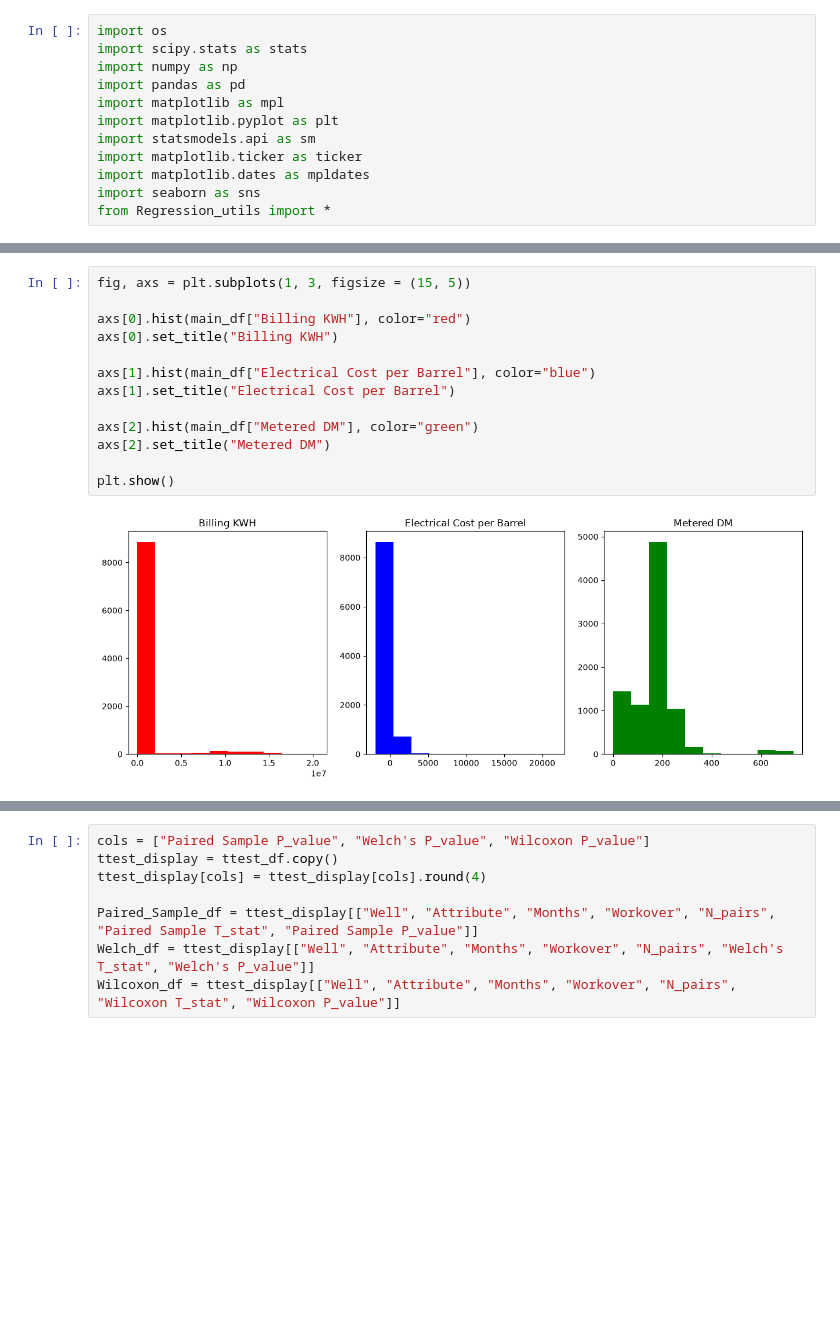
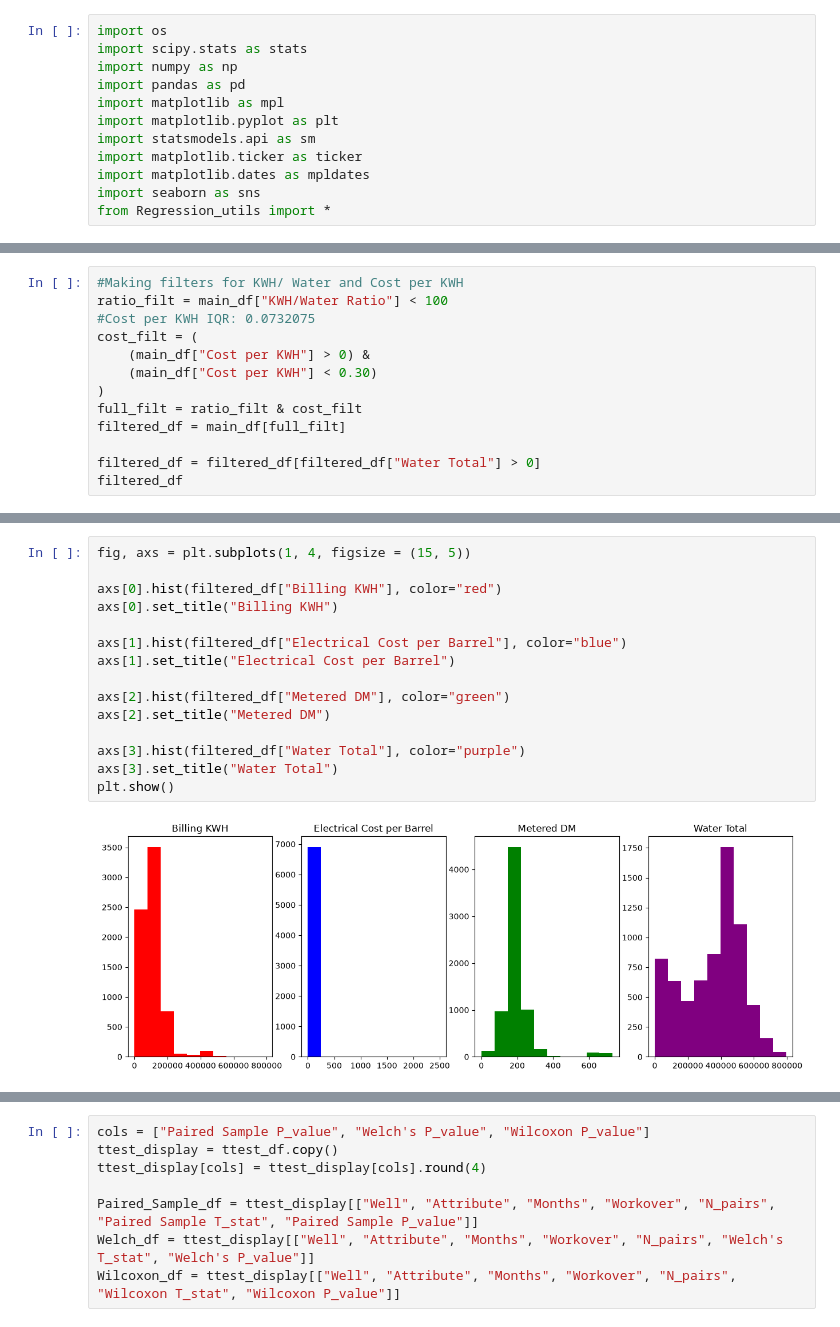
Before and after one commit to L0GN82/Paired-Sample-T-test, a Jupyter notebook: Electrical_Cost_per_Barrel_Paired_Ttest.ipynb, the cells around one changed output, grey strips where cells are left out. Cells and saved outputs as stored; diff of their text form; blank space fills up the shorter version.

```diff
--- a/Electrical_Cost_per_Barrel_Paired_Ttest.ipynb
+++ b/Electrical_Cost_per_Barrel_Paired_Ttest.ipynb
@@ -120,0 +121,13 @@ main_df[["Billing KWH", "Electrical Cost per Barrel", "Metered DM"]].describe()
+# %%
+#Making filters for KWH/ Water and Cost per KWH
+ratio_filt = main_df["KWH/Water Ratio"] < 100
+#Cost per KWH IQR: 0.0732075
+cost_filt = (
+    (main_df["Cost per KWH"] > 0) &
+    (main_df["Cost per KWH"] < 0.30)
+)
+full_filt = ratio_filt & cost_filt
+filtered_df = main_df[full_filt]
+
+filtered_df = filtered_df[filtered_df["Water Total"] > 0]
+filtered_df
@@ -121,15 +148,17 @@ main_df[["Billing KWH", "Electrical Cost per Barrel", "Metered DM"]].describe()
 # %%
-fig, axs = plt.subplots(1, 3, figsize = (15, 5))
+fig, axs = plt.subplots(1, 4, figsize = (15, 5))
 
-axs[0].hist(main_df["Billing KWH"], color="red")
+axs[0].hist(filtered_df["Billing KWH"], color="red")
 axs[0].set_title("Billing KWH")
 
-axs[1].hist(main_df["Electrical Cost per Barrel"], color="blue")
+axs[1].hist(filtered_df["Electrical Cost per Barrel"], color="blue")
 axs[1].set_title("Electrical Cost per Barrel")
 
-axs[2].hist(main_df["Metered DM"], color="green")
+axs[2].hist(filtered_df["Metered DM"], color="green")
 axs[2].set_title("Metered DM")
 
+axs[3].hist(filtered_df["Water Total"], color="purple")
+axs[3].set_title("Water Total")
 plt.show()
 # %% [output]
-[figure, old version]
+[figure, new version]
```
Also changed, not shown: parts of 18 cells of this notebook, 8 other files.
